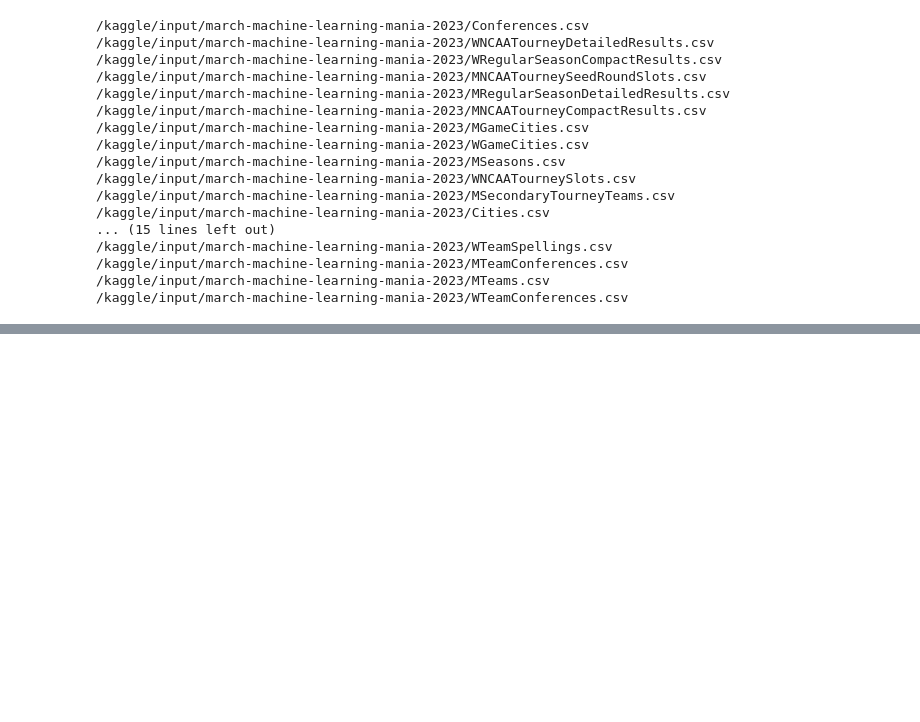
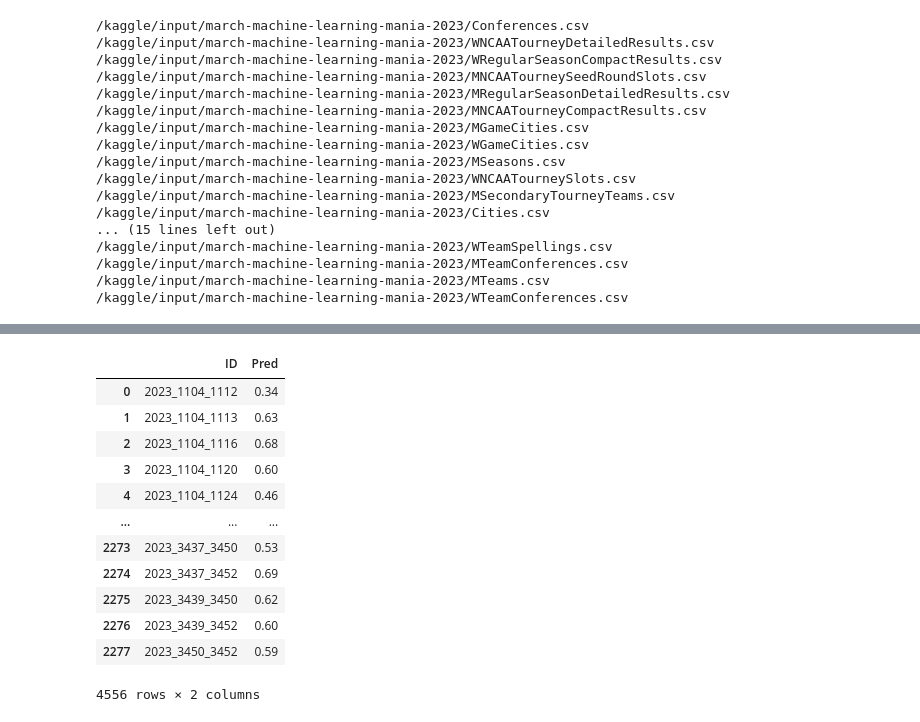
Before and after one commit to caiomelo22/march-madness-2023, a Jupyter notebook: notebook3e407fad6c.ipynb, the cells around one changed output, grey strips where cells are left out. Saved outputs shown, nothing was run; the diff lists cells and outputs as text; code cells hidden in the pictures; blank space fills up the shorter version.

```diff
--- a/notebook3e407fad6c.ipynb
+++ b/notebook3e407fad6c.ipynb
@@ -293,0 +297,21 @@ Confusion matrix:
+# %%
+def set_game_id(row):
+    return f"{row['Season']}_{row['TeamA']}_{row['TeamB']}"
+
+current_szn_df = pd.concat([m_current_szn_df, w_current_szn_df], axis=0)
+current_szn_df['ID'] = current_szn_df.apply(lambda row: set_game_id(row), axis=1)
+display(current_szn_df.loc[:, ['ID', 'AProb']].rename({'AProb': 'Pred'}, axis=1))
+# %% [output]
+|  | ID | Pred |
+| 0 | 2023_1104_1112 | 0.34 |
+| 1 | 2023_1104_1113 | 0.63 |
+| 2 | 2023_1104_1116 | 0.68 |
+| 3 | 2023_1104_1120 | 0.60 |
+| 4 | 2023_1104_1124 | 0.46 |
+| ... | ... | ... |
+| 2273 | 2023_3437_3450 | 0.53 |
+| 2274 | 2023_3437_3452 | 0.69 |
+| 2275 | 2023_3439_3450 | 0.62 |
+| 2276 | 2023_3439_3452 | 0.60 |
+| 2277 | 2023_3450_3452 | 0.59 |
+4556 rows × 2 columns
```
Also changed, not shown: parts of 10 cells of this notebook.
